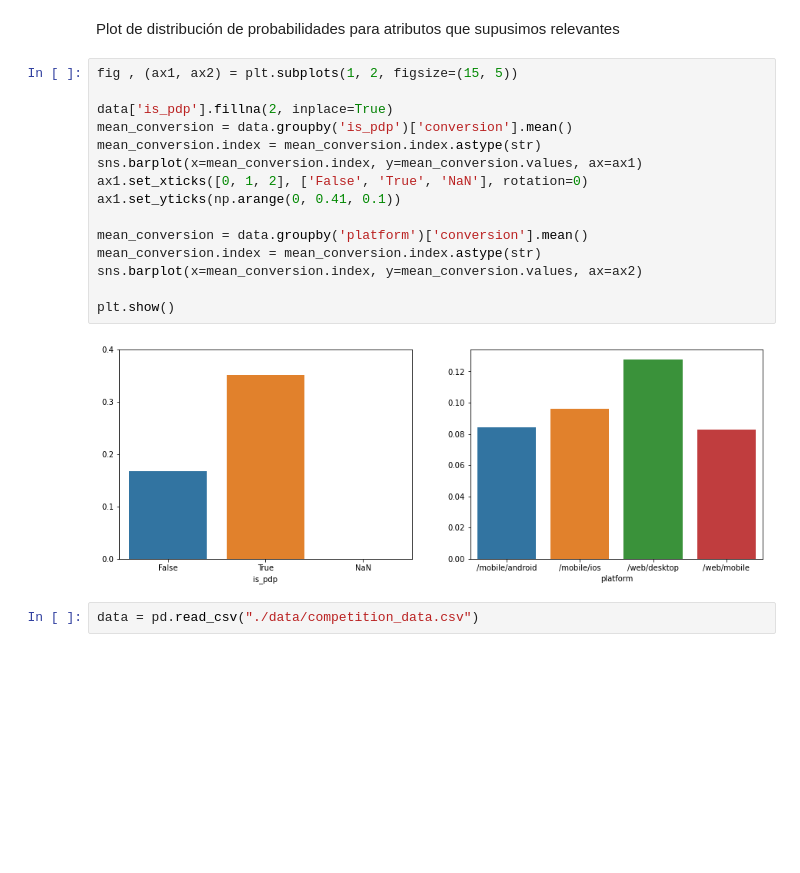
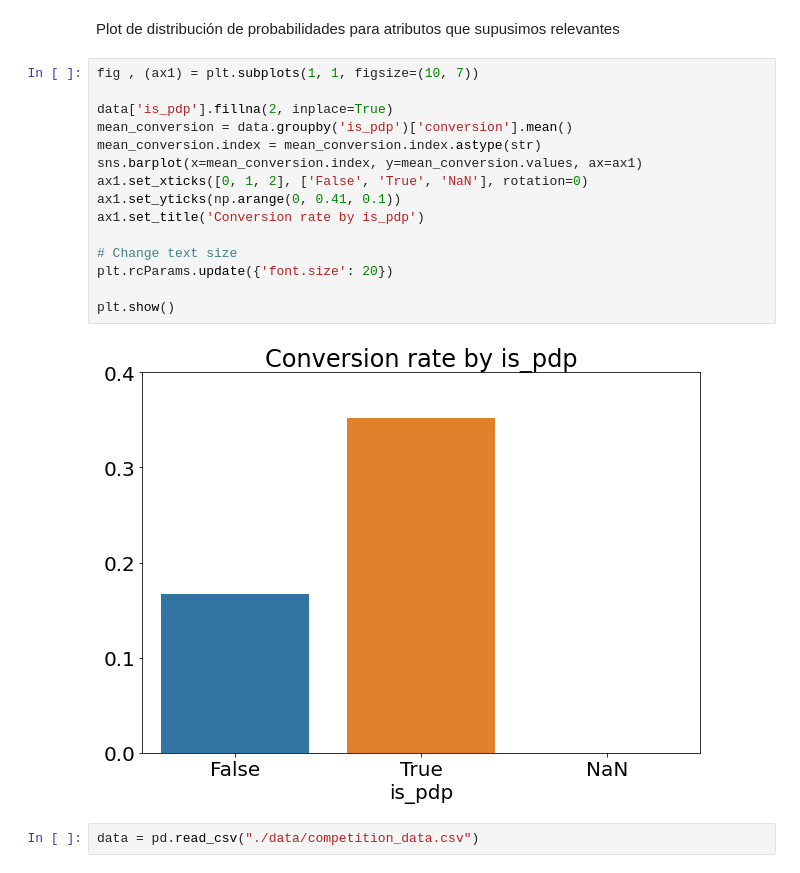
Before and after one commit to tomasglauberman/TP2_TDVI, a Jupyter notebook: model.ipynb, the cells around one changed output. Saved outputs shown, nothing was run; the diff lists cells and outputs as text; blank space fills up the shorter version.

```diff
--- a/model.ipynb
+++ b/model.ipynb
@@ -66,22 +67,22 @@ Text(0.5, 1.0, 'Price distribution after scaling')
 # %% [markdown]
 Plot de distribución de probabilidades para atributos que supusimos relevantes
 # %%
-fig , (ax1, ax2) = plt.subplots(1, 2, figsize=(15, 5))
+fig , (ax1) = plt.subplots(1, 1, figsize=(10, 7))
 
 data['is_pdp'].fillna(2, inplace=True)
 mean_conversion = data.groupby('is_pdp')['conversion'].mean()
 mean_conversion.index = mean_conversion.index.astype(str)
 sns.barplot(x=mean_conversion.index, y=mean_conversion.values, ax=ax1)
 ax1.set_xticks([0, 1, 2], ['False', 'True', 'NaN'], rotation=0)
 ax1.set_yticks(np.arange(0, 0.41, 0.1))
+ax1.set_title('Conversion rate by is_pdp')
 
-mean_conversion = data.groupby('platform')['conversion'].mean()
-mean_conversion.index = mean_conversion.index.astype(str)
-sns.barplot(x=mean_conversion.index, y=mean_conversion.values, ax=ax2)
+# Change text size
+plt.rcParams.update({'font.size': 20})
 
 plt.show()
 # %% [output]
-[figure, old version]
+[figure, new version]
 # %%
 data = pd.read_csv("./data/competition_data.csv")
 # %% [output]
```
Also changed, not shown: parts of 1 cell of this notebook.
